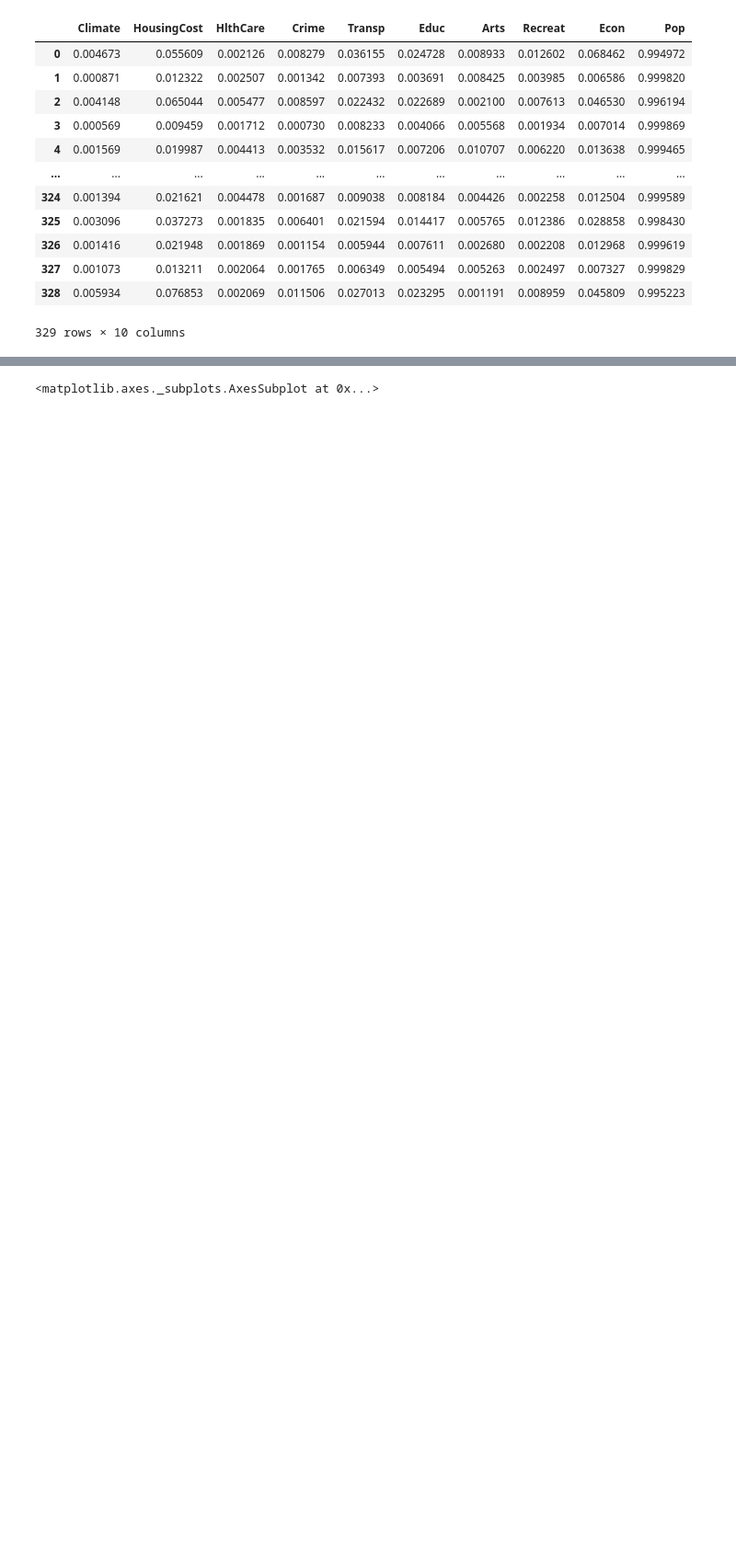
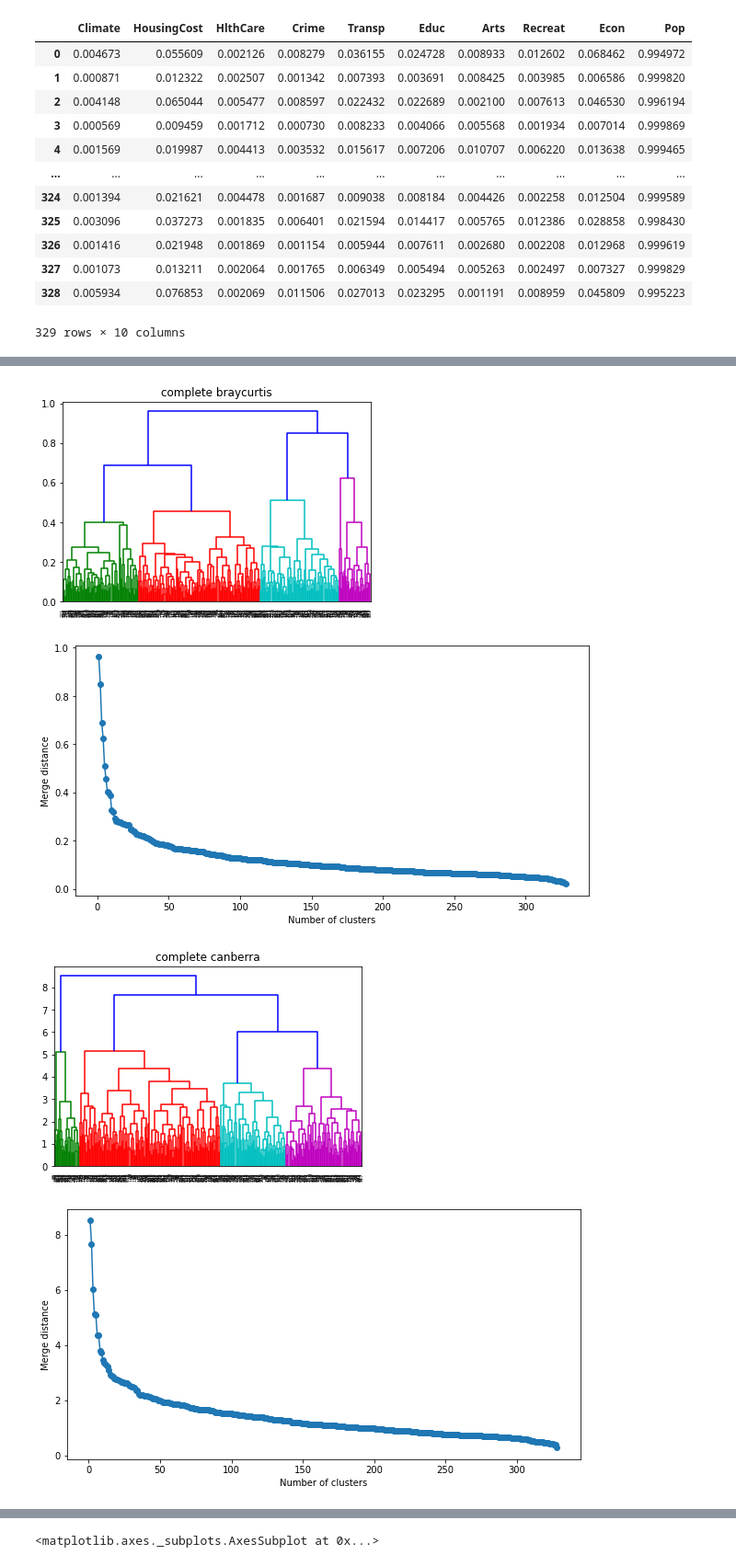
Before and after one commit to dariaAlium/iad, a Jupyter notebook: Lab_2_Clustering.ipynb, the cells around one changed output, grey strips where cells are left out. Shown at 92% size. Drawn from its saved outputs; the diff is of its cells as text; code cells hidden in the pictures; blank space fills up the shorter version.

```diff
--- a/Lab_2_Clustering.ipynb
+++ b/Lab_2_Clustering.ipynb
@@ -156,29 +202,45 @@ data_nec
 # %%
-from scipy.cluster.hierarchy import fcluster
-from scipy.spatial.distance import pdist
-from scipy.cluster.hierarchy import linkage, is_valid_linkage, dendrogram
-import seaborn as sbs
+'''
+не включать, очень долгая функция
+'''
 def ierarxy(method, metric):
   Z = linkage(data_nec, method=method, metric=metric)
   plt.title(method + " " + metric)
   dendrogram(Z)
   plt.show()
+  return Z
 
+def plot_elbow(Z, h=10, w=5):
+    plt.figure(figsize=(h, w))
+    plt.plot(np.array(range(1, np.shape(Z)[0]+1)),
+             Z[:,2][::-1],
+             marker='o')
+    plt.xlabel("Number of clusters")
+    plt.ylabel("Merge distance")
+    plt.show()
 methods = ['complete', 'average', 'weighted']
 metrics = ['braycurtis', 'canberra', 'chebyshev', 'cityblock', 'correlation',
            'cosine', 'dice', 'euclidean', 'hamming', 'jaccard', 'jensenshannon',
            'kulsinski', 'mahalanobis', 'matching', 'minkowski', 'rogerstanimoto',
            'russellrao', 'seuclidean', 'sokalmichener', 'sokalsneath',
            'sqeuclidean']
 
 for i in methods:
   for j in metrics:
-    ierarxy(i, j)
+   plot_elbow(ierarxy(i, j))
 
 methods = [ 'centroid', 'median', 'ward']
 for i in methods:
-    ierarxy(i, 'euclidean')
+    plot_elbow(ierarxy(i, 'euclidean'))
 '''
-Вывод: наиболее оптимальная комбинация complete conberra
+
+Вывод: наиболее оптимальная комбинация complete canberra с перегибов в локтевом
+графике в 4
+Визуально на графике много ответвлений и они довольно плоские, из чего
+я сделала вывод что на основании определенных признаков делалась резкая кластеризация
 '''
 # %% [output]
+[figure, added]
+[figure, added]
+[figure, added]
+[figure, added]
```
Also changed, not shown: parts of 8 cells of this notebook.
